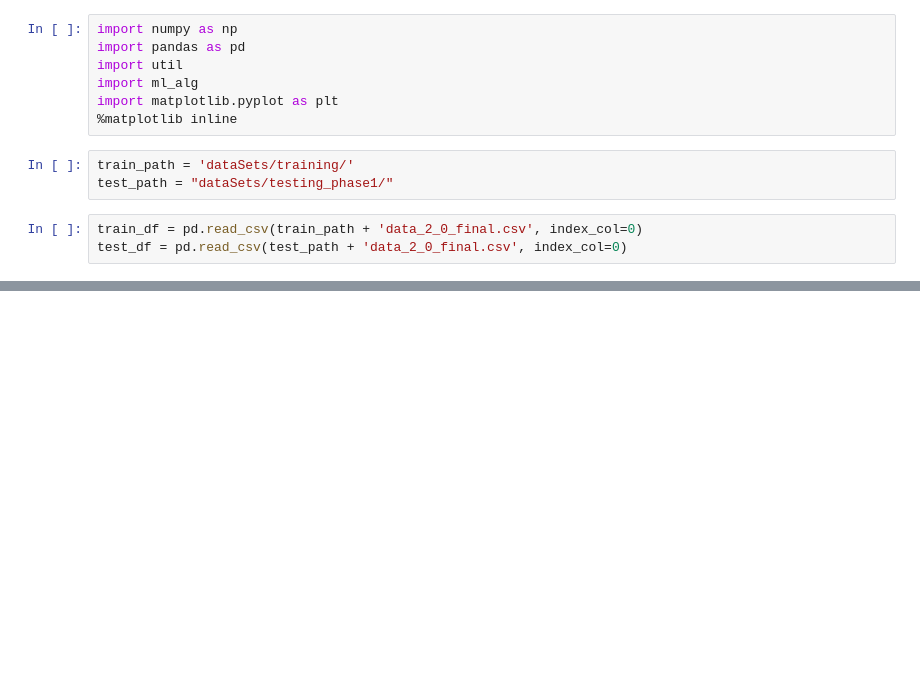
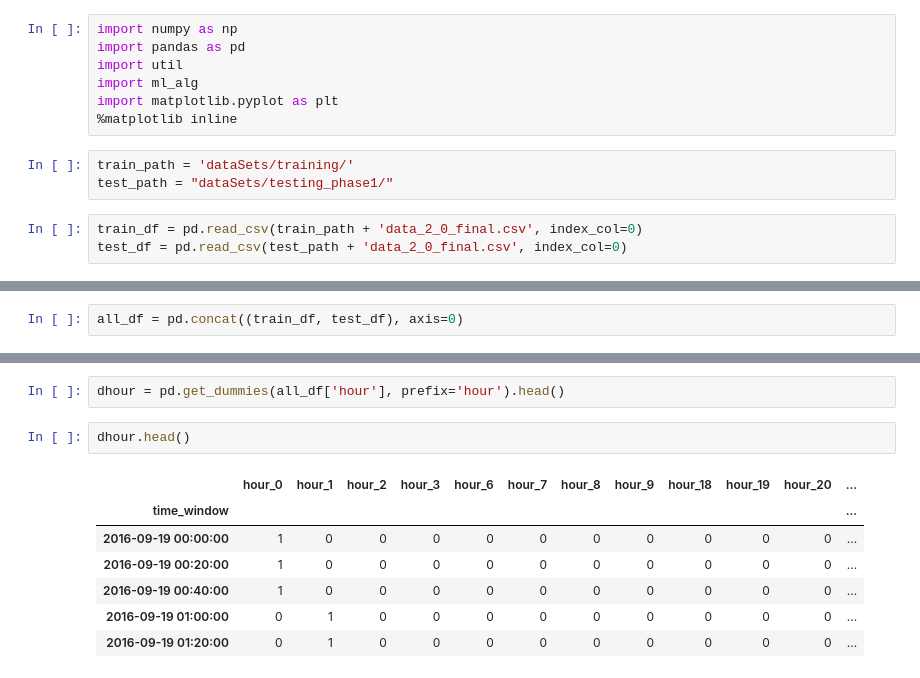
Before and after one commit to Gan-Jiang/KDD-CUP-2017, a Jupyter notebook: model_2_0.ipynb, the cells around one changed output, grey strips where cells are left out. Drawn from its saved outputs; the diff is of its cells as text; blank space fills up the shorter version.

```diff
--- a/model_2_0.ipynb
+++ b/model_2_0.ipynb
@@ -31,0 +36,2 @@ array([[<matplotlib.axes._subplots.AxesSubplot object at 0x...>,
+# %%
+all_df = pd.concat((train_df, test_df), axis=0)
@@ -31,0 +58,12 @@ array([[<matplotlib.axes._subplots.AxesSubplot object at 0x...>,
+# %%
+dhour = pd.get_dummies(all_df['hour'], prefix='hour').head()
+# %%
+dhour.head()
+# %% [output]
+|  | hour_0 | hour_1 | hour_2 | hour_3 | hour_6 | hour_7 | hour_8 | hour_9 | hour_18 | hour_19 | hour_20 | ... |
+| time_window |  |  |  |  |  |  |  |  |  |  |  | ... |
+| 2016-09-19 00:00:00 | 1 | 0 | 0 | 0 | 0 | 0 | 0 | 0 | 0 | 0 | 0 | ... |
+| 2016-09-19 00:20:00 | 1 | 0 | 0 | 0 | 0 | 0 | 0 | 0 | 0 | 0 | 0 | ... |
+| 2016-09-19 00:40:00 | 1 | 0 | 0 | 0 | 0 | 0 | 0 | 0 | 0 | 0 | 0 | ... |
+| 2016-09-19 01:00:00 | 0 | 1 | 0 | 0 | 0 | 0 | 0 | 0 | 0 | 0 | 0 | ... |
+| 2016-09-19 01:20:00 | 0 | 1 | 0 | 0 | 0 | 0 | 0 | 0 | 0 | 0 | 0 | ... |
```
Also changed, not shown: parts of 7 cells of this notebook, 13 other files.
